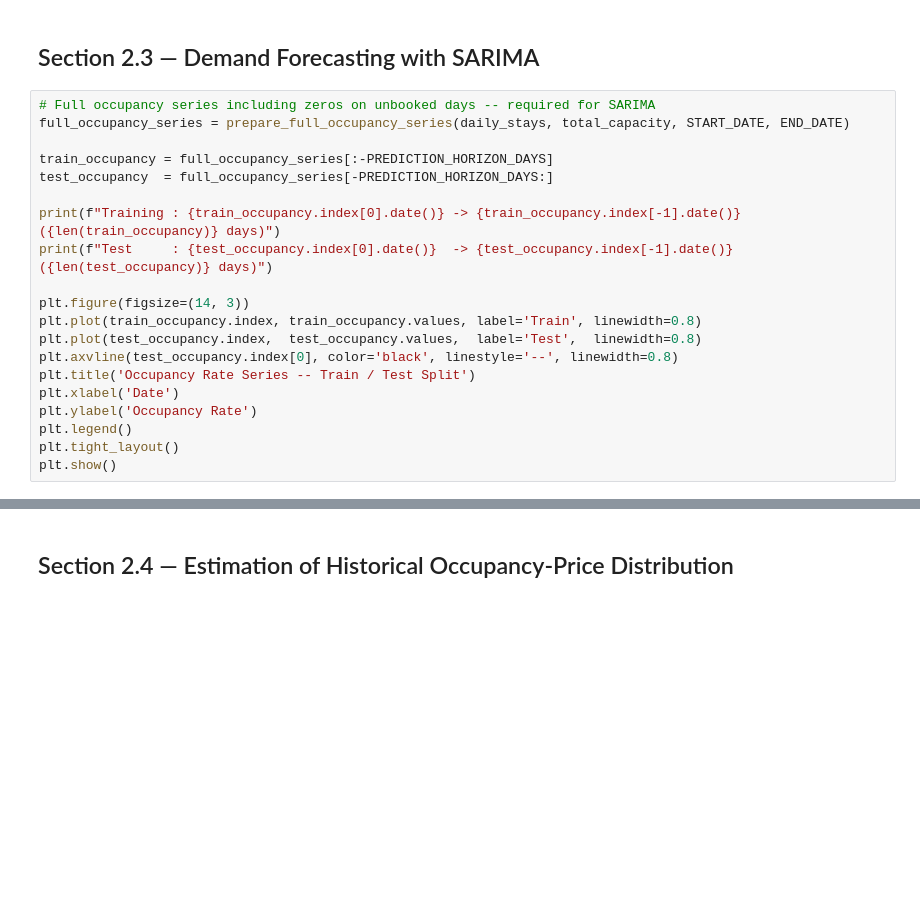
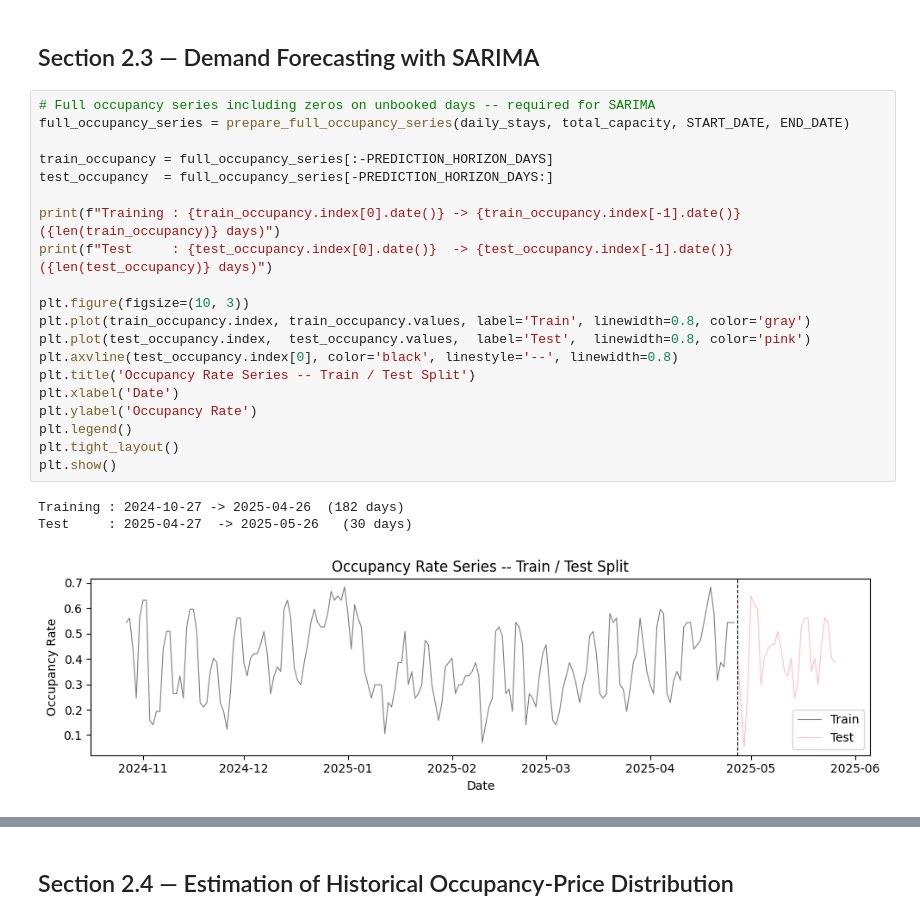
Before and after one commit to jednorukypilot/thesis, a Jupyter notebook: python/model_pipeline.ipynb, the cells around one changed output, grey strips where cells are left out. Cells and saved outputs as stored; diff of their text form; blank space fills up the shorter version.

```diff
--- a/python/model_pipeline.ipynb
+++ b/python/model_pipeline.ipynb
@@ -94,23 +216,27 @@ plt.show()
 # %%
 # Full occupancy series including zeros on unbooked days -- required for SARIMA
 full_occupancy_series = prepare_full_occupancy_series(daily_stays, total_capacity, START_DATE, END_DATE)
 
 train_occupancy = full_occupancy_series[:-PREDICTION_HORIZON_DAYS]
 test_occupancy  = full_occupancy_series[-PREDICTION_HORIZON_DAYS:]
 
 print(f"Training : {train_occupancy.index[0].date()} -> {train_occupancy.index[-1].date()}  ({len(train_occupancy)} days)")
 print(f"Test     : {test_occupancy.index[0].date()}  -> {test_occupancy.index[-1].date()}   ({len(test_occupancy)} days)")
 
-plt.figure(figsize=(14, 3))
-plt.plot(train_occupancy.index, train_occupancy.values, label='Train', linewidth=0.8)
-plt.plot(test_occupancy.index,  test_occupancy.values,  label='Test',  linewidth=0.8)
+plt.figure(figsize=(10, 3))
+plt.plot(train_occupancy.index, train_occupancy.values, label='Train', linewidth=0.8, color='gray')
+plt.plot(test_occupancy.index,  test_occupancy.values,  label='Test',  linewidth=0.8, color='pink')
 plt.axvline(test_occupancy.index[0], color='black', linestyle='--', linewidth=0.8)
 plt.title('Occupancy Rate Series -- Train / Test Split')
 plt.xlabel('Date')
 plt.ylabel('Occupancy Rate')
 plt.legend()
 plt.tight_layout()
 plt.show()
+# %% [output]
+Training : 2024-10-27 -> 2025-04-26  (182 days)
+Test     : 2025-04-27  -> 2025-05-26   (30 days)
+[figure, added]
 # %%
 # Fit SARIMA with weekly seasonality (m=7)
 sarima_model = fit_sarima_model(train_occupancy, seasonal_period=7)
```
Also changed, not shown: parts of 20 cells of this notebook, 4 other files.
